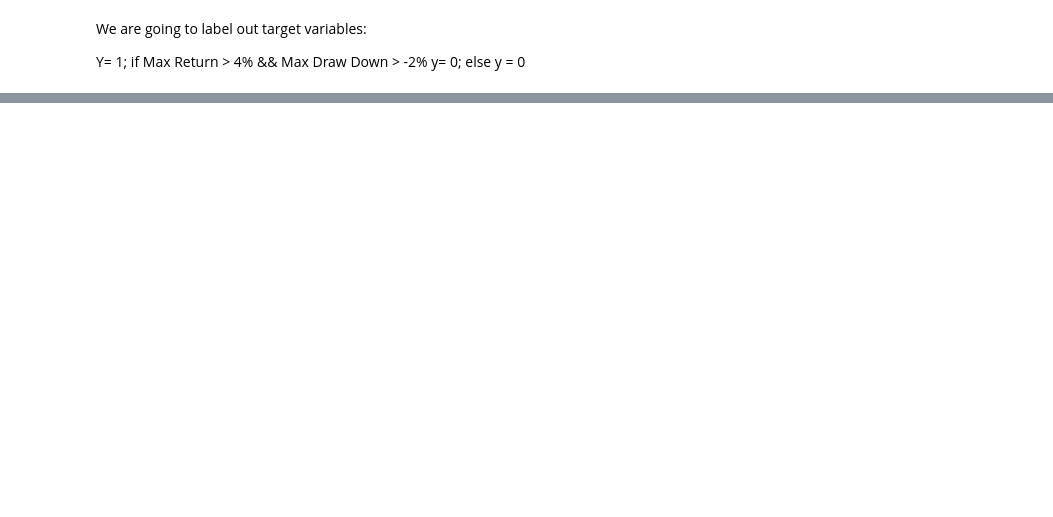
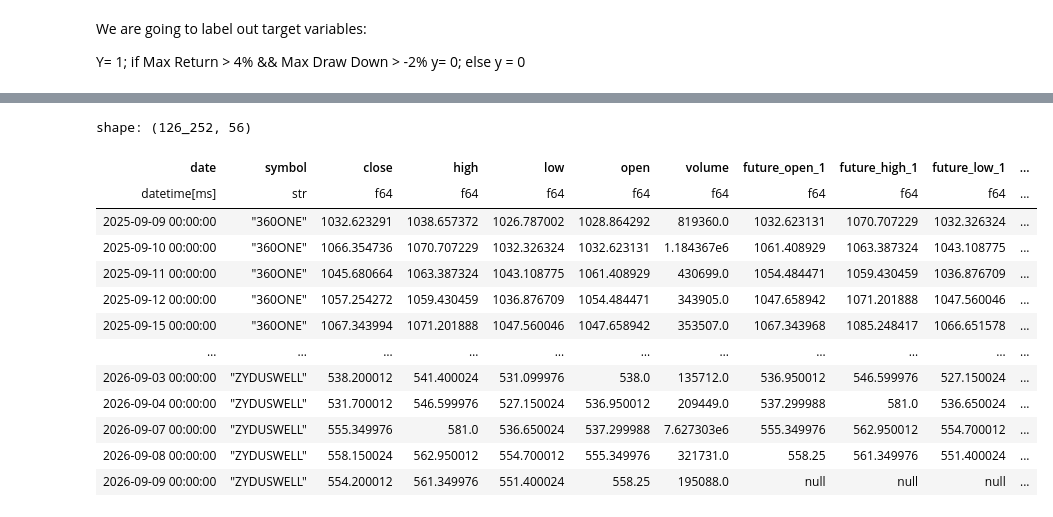
Before and after one commit to visun-ashokkumar/LFA_Research, a Jupyter notebook: notebooks/ML_FrameWork_Beta.ipynb, the cells around one changed output, grey strips where cells are left out. Drawn from its saved outputs; the diff is of its cells as text; code cells hidden in the pictures; blank space fills up the shorter version.

```diff
--- a/notebooks/ML_FrameWork_Beta.ipynb
+++ b/notebooks/ML_FrameWork_Beta.ipynb
@@ -255,0 +227,31 @@ Index(['date', 'symbol', 'close', 'high', 'low', 'open', 'volume',
+# %%
+# Concurency & Sampling weights
+
+df= df.with_columns(
+    span_days= pl.coalesce([pl.col("event_day"), pl.lit(horizon)])
+    .fill_null(horizon)
+    .fill_nan(horizon)
+    .cast(pl.Int64)
+).with_columns(
+    start_epoch= pl.col("date").dt.epoch(time_unit= "d"),
+    end_epoch= pl.col("date").dt.epoch(time_unit= "d") +pl.col("span_days"),
+)
+
+starts= df["start_epoch"].to_numpy()
+ends= df["end_epoch"].to_numpy()
+
+unique_days= np.unique(np.concatenate([starts, ends]))
+concurrency_map= {}
+for day in unique_days:
+    active_count= np.sum((starts <= day) & (ends >= day))
+    concurrency_map[day]= active_count
+
+weights= []
+for s, e in zip(starts, ends):
+    trade_days= np.arange(s, e+1)
+    uniqueness_sum= sum(
+        1.0 /concurrency_map.get(d, 1) for d in trade_days if d in concurrency_map
+    )
+    weights.append(uniqueness_sum /len(trade_days) if len(trade_days) > 0 else 1.0)
+
+df= df.with_columns(sample_weight= pl.Series(weights))
@@ -255,0 +268,17 @@ Index(['date', 'symbol', 'close', 'high', 'low', 'open', 'volume',
+# %%
+df
+# %% [output]
+shape: (126_252, 56)
+| date | symbol | close | high | low | open | volume | future_open_1 | future_high_1 | future_low_1 | ... |
+| datetime[ms] | str | f64 | f64 | f64 | f64 | f64 | f64 | f64 | f64 | ... |
+| 2025-09-09 00:00:00 | "360ONE" | 1032.623291 | 1038.657372 | 1026.787002 | 1028.864292 | 819360.0 | 1032.623131 | 1070.707229 | 1032.326324 | ... |
+| 2025-09-10 00:00:00 | "360ONE" | 1066.354736 | 1070.707229 | 1032.326324 | 1032.623131 | 1.184367e6 | 1061.408929 | 1063.387324 | 1043.108775 | ... |
+| 2025-09-11 00:00:00 | "360ONE" | 1045.680664 | 1063.387324 | 1043.108775 | 1061.408929 | 430699.0 | 1054.484471 | 1059.430459 | 1036.876709 | ... |
+| 2025-09-12 00:00:00 | "360ONE" | 1057.254272 | 1059.430459 | 1036.876709 | 1054.484471 | 343905.0 | 1047.658942 | 1071.201888 | 1047.560046 | ... |
+| 2025-09-15 00:00:00 | "360ONE" | 1067.343994 | 1071.201888 | 1047.560046 | 1047.658942 | 353507.0 | 1067.343968 | 1085.248417 | 1066.651578 | ... |
+| … | … | … | … | … | … | … | … | … | … | ... |
+| 2026-09-03 00:00:00 | "ZYDUSWELL" | 538.200012 | 541.400024 | 531.099976 | 538.0 | 135712.0 | 536.950012 | 546.599976 | 527.150024 | ... |
+| 2026-09-04 00:00:00 | "ZYDUSWELL" | 531.700012 | 546.599976 | 527.150024 | 536.950012 | 209449.0 | 537.299988 | 581.0 | 536.650024 | ... |
+| 2026-09-07 00:00:00 | "ZYDUSWELL" | 555.349976 | 581.0 | 536.650024 | 537.299988 | 7.627303e6 | 555.349976 | 562.950012 | 554.700012 | ... |
+| 2026-09-08 00:00:00 | "ZYDUSWELL" | 558.150024 | 562.950012 | 554.700012 | 555.349976 | 321731.0 | 558.25 | 561.349976 | 551.400024 | ... |
+| 2026-09-09 00:00:00 | "ZYDUSWELL" | 554.200012 | 561.349976 | 551.400024 | 558.25 | 195088.0 | null | null | null | ... |
```
Also changed, not shown: parts of 12 cells of this notebook.
